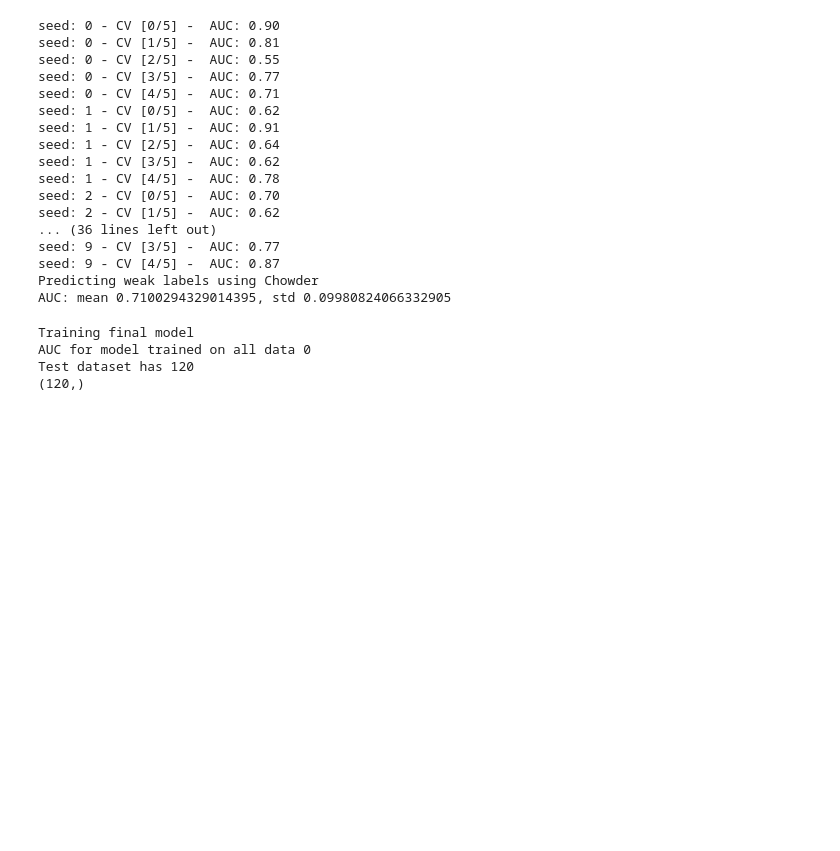
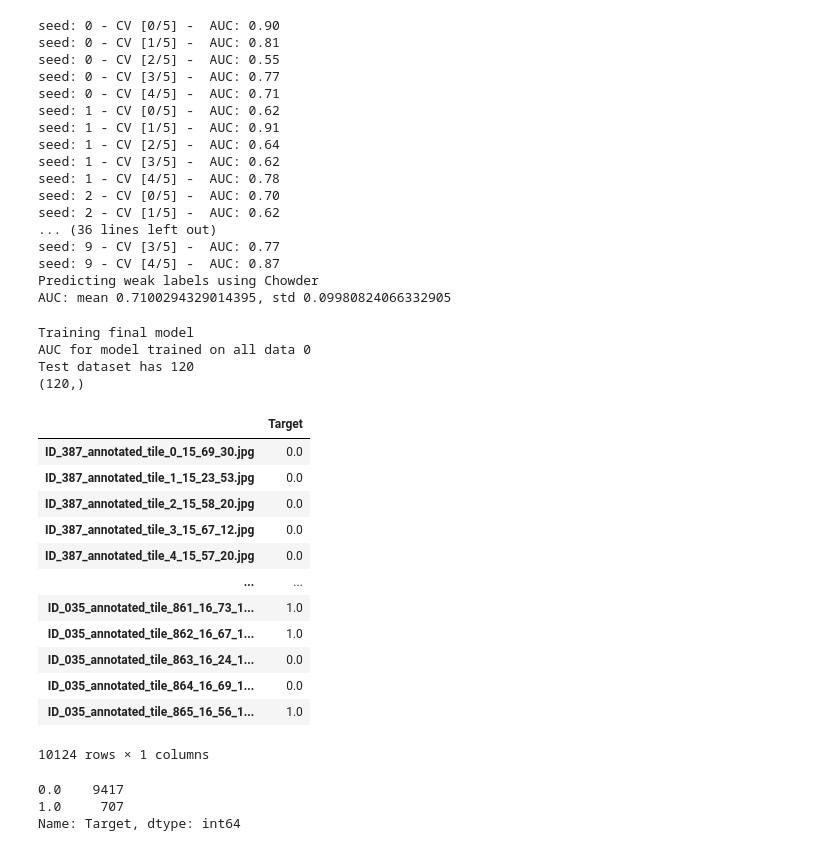
Before and after one commit to sbaio/detecting-breast-cancer-metastases, a Jupyter notebook: notebook.ipynb, the cells around one changed output. Saved outputs shown, nothing was run; the diff lists cells and outputs as text; code cells hidden in the pictures; blank space fills up the shorter version.

```diff
--- a/notebook.ipynb
+++ b/notebook.ipynb
@@ -286,3 +286,27 @@ Test dataset has 120
 (120,)
 # %%
 # use the annotated tiles from data/train_input/train_tile_annotation.csv to compare tumoral and non tumoral tiles.
+# %%
+import pandas as pd
+anno = pd.read_csv("data/train_input/train_tile_annotations.csv", index_col=0)
+anno
+# %% [output]
+|  | Target |
+| ID_387_annotated_tile_0_15_69_30.jpg | 0.0 |
+| ID_387_annotated_tile_1_15_23_53.jpg | 0.0 |
+| ID_387_annotated_tile_2_15_58_20.jpg | 0.0 |
+| ID_387_annotated_tile_3_15_67_12.jpg | 0.0 |
+| ID_387_annotated_tile_4_15_57_20.jpg | 0.0 |
+| ... | ... |
+| ID_035_annotated_tile_861_16_73_1... | 1.0 |
+| ID_035_annotated_tile_862_16_67_1... | 1.0 |
+| ID_035_annotated_tile_863_16_24_1... | 0.0 |
+| ID_035_annotated_tile_864_16_69_1... | 0.0 |
+| ID_035_annotated_tile_865_16_56_1... | 1.0 |
+10124 rows × 1 columns
+# %%
+anno['Target'].value_counts()
+# %% [output]
+0.0    9417
+1.0     707
+Name: Target, dtype: int64
```
Also changed, not shown: parts of 10 cells of this notebook, 2 other files.
